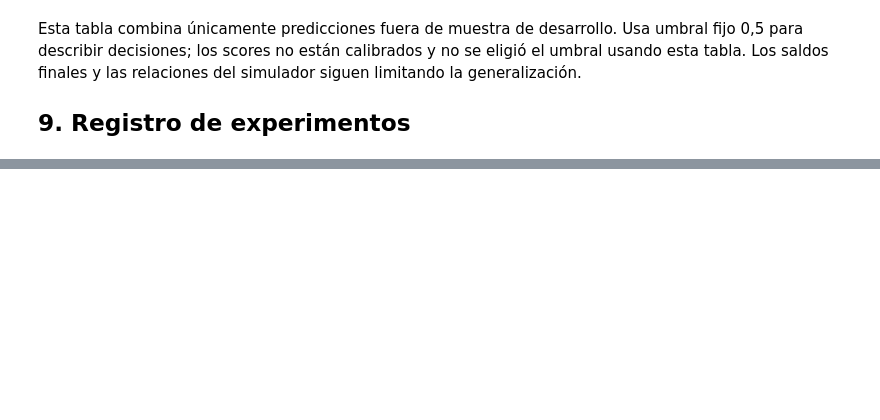
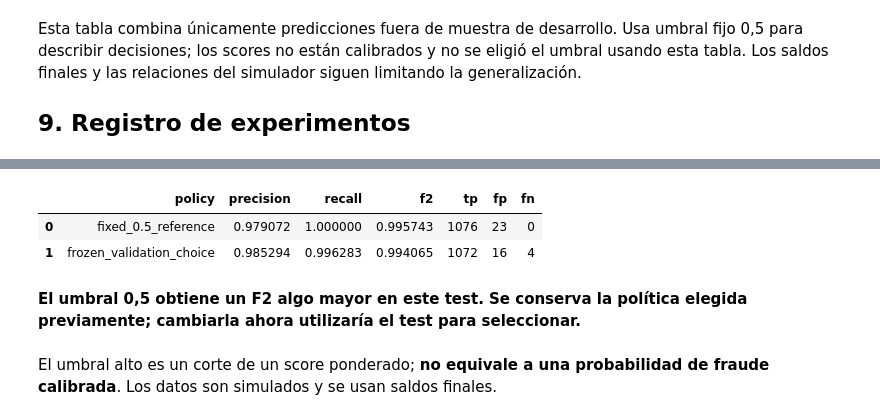
Before and after one commit to jorgesialer/Proyecto-mle-fraude, a Jupyter notebook: notebooks/02_entrenamiento.ipynb, the cells around one changed output, grey strips where cells are left out. Saved outputs shown, nothing was run; the diff lists cells and outputs as text; code cells hidden in the pictures; blank space fills up the shorter version.

```diff
--- a/notebooks/02_entrenamiento.ipynb
+++ b/notebooks/02_entrenamiento.ipynb
@@ -310,0 +361,13 @@ Referencias: [Optuna TPE](https://optuna.readthedocs.io/en/stable/reference/samp
+# %%
+display(pd.DataFrame([{'policy':'fixed_0.5_reference',**evaluation['offline_default_05']},
+                      {'policy':'frozen_validation_choice',**offline_result}])
+        [['policy','precision','recall','f2','tp','fp','fn']])
+if evaluation['offline_default_05']['f2']>offline_result['f2']:
+    display(Markdown('**El umbral 0,5 obtiene un F2 algo mayor en este test. Se conserva la política elegida previamente; cambiarla ahora utilizaría el test para seleccionar.**'))
+display(Markdown('El umbral alto es un corte de un score ponderado; **no equivale a una probabilidad de fraude calibrada**. Los datos son simulados y se usan saldos finales.'))
+# %% [output]
+|  | policy | precision | recall | f2 | tp | fp | fn |
+| 0 | fixed_0.5_reference | 0.979072 | 1.000000 | 0.995743 | 1076 | 23 | 0 |
+| 1 | frozen_validation_choice | 0.985294 | 0.996283 | 0.994065 | 1072 | 16 | 4 |
+**El umbral 0,5 obtiene un F2 algo mayor en este test. Se conserva la política elegida previamente; cambiarla ahora utilizaría el test para seleccionar.**
+El umbral alto es un corte de un score ponderado; **no equivale a una probabilidad de fraude calibrada**. Los datos son simulados y se usan saldos finales.
```
Also changed, not shown: parts of 12 cells of this notebook, 52 other files.
